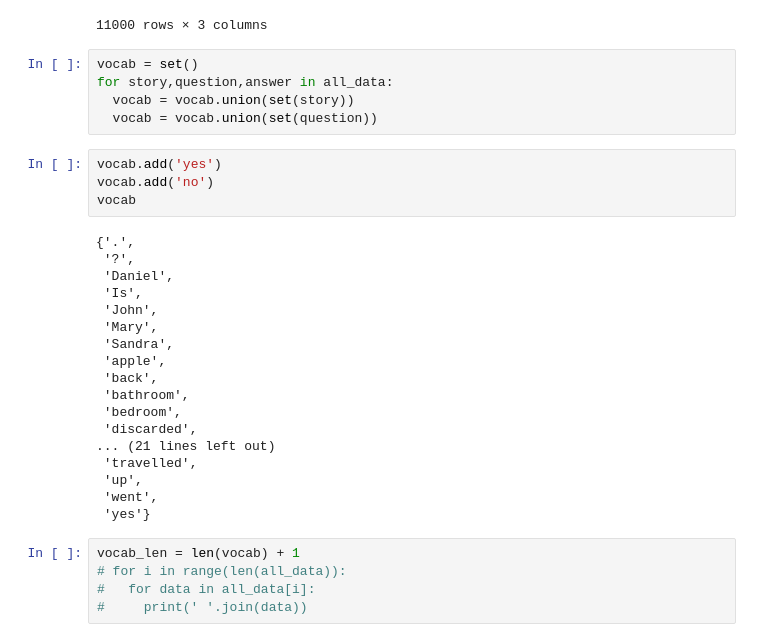
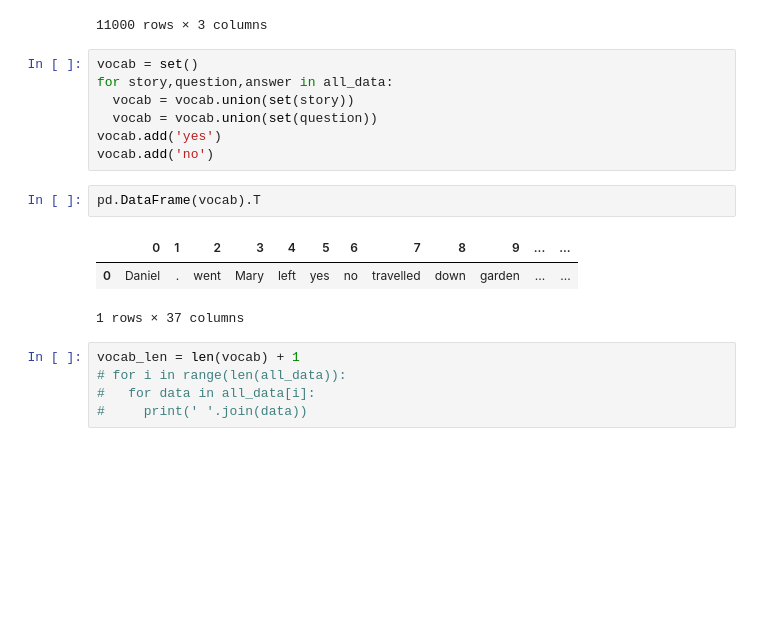
Before and after one commit to tanim95/chatbot, a Jupyter notebook: chatbot.ipynb, the cells around one changed output. Saved outputs shown, nothing was run; the diff lists cells and outputs as text; blank space fills up the shorter version.

```diff
--- a/chatbot.ipynb
+++ b/chatbot.ipynb
@@ -51,28 +53,14 @@ vocab = set()
 for story,question,answer in all_data:
   vocab = vocab.union(set(story))
   vocab = vocab.union(set(question))
+vocab.add('yes')
+vocab.add('no')
-# %%
-vocab.add('yes')
-vocab.add('no')
-vocab
-# %% [output]
-{'.',
- '?',
- 'Daniel',
- 'Is',
- 'John',
- 'Mary',
- 'Sandra',
- 'apple',
- 'back',
- 'bathroom',
- 'bedroom',
- 'discarded',
-... (21 lines left out)
- 'travelled',
- 'up',
- 'went',
- 'yes'}
+# %%
+pd.DataFrame(vocab).T
+# %% [output]
+|  | 0 | 1 | 2 | 3 | 4 | 5 | 6 | 7 | 8 | 9 | ... | ... |
+| 0 | Daniel | . | went | Mary | left | yes | no | travelled | down | garden | ... | ... |
+1 rows × 37 columns
 # %%
 vocab_len = len(vocab) + 1
 # for i in range(len(all_data)):
```
Also changed, not shown: parts of 16 cells of this notebook, 6 other files.
